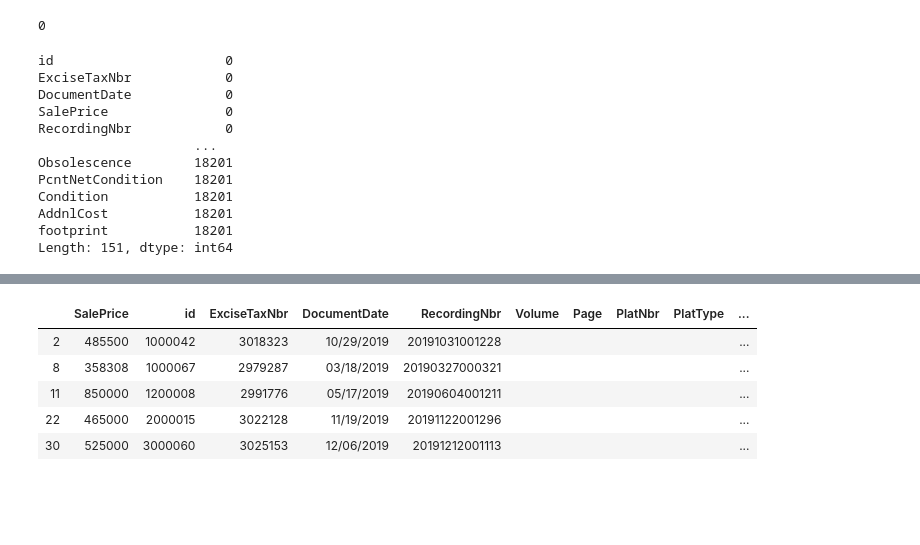
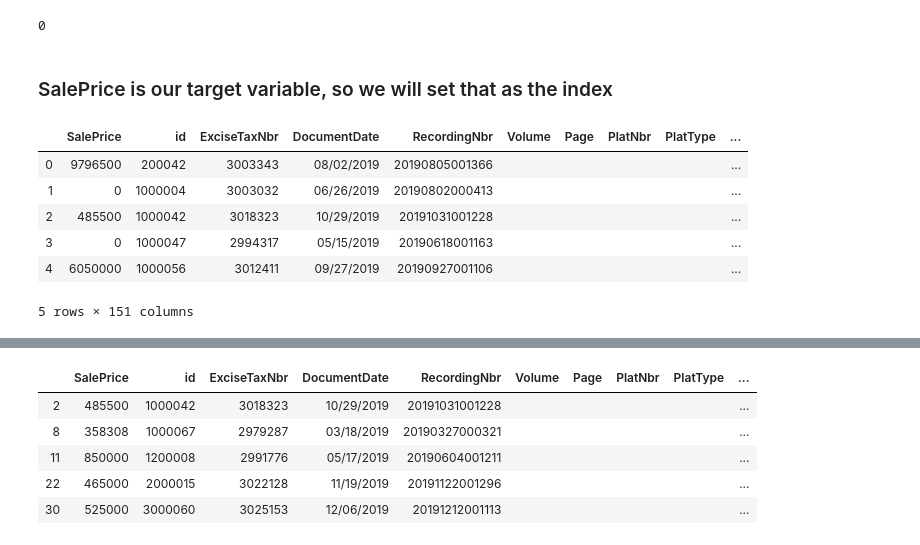
Before and after one commit to dannmorr/mod2-project-group-3, a Jupyter notebook: dcm_exploratory_01.ipynb, the cells around one changed output, grey strips where cells are left out. Drawn from its saved outputs; the diff is of its cells as text; code cells hidden in the pictures; blank space fills up the shorter version.

```diff
--- a/dcm_exploratory_01.ipynb
+++ b/dcm_exploratory_01.ipynb
@@ -12,5 +16,5 @@ from statsmodels.formula.api import ols
 # %%
 #read master.csv file into pandas dataframe
-master= pd.read_csv('../data/master.csv')
+raw= pd.read_csv('../../data/master.csv')
 # %%
 # How many records in the dataframe?
@@ -24,23 +28,19 @@ master.duplicated().sum()
 # %% [output]
 0
-# %%
-master.isnull().sum()
-# %% [output]
-id                      0
-ExciseTaxNbr            0
-DocumentDate            0
-SalePrice               0
-RecordingNbr            0
-                    ...
-Obsolescence        18201
-PcntNetCondition    18201
-Condition           18201
-AddnlCost           18201
-footprint           18201
-Length: 151, dtype: int64
+# %% [markdown]
+### SalePrice is our target variable, so we will set that as the index
 # %%
 #set SalePrice as index
 
-cols = list(master.columns)
+cols = list(raw.columns)
 cols = [cols[3]] + cols[:3] + cols[4:]
-master = master[cols]
+raw = raw[cols]
+raw.head()
+# %% [output]
+|  | SalePrice | id | ExciseTaxNbr | DocumentDate | RecordingNbr | Volume | Page | PlatNbr | PlatType | ... |
+| 0 | 9796500 | 200042 | 3003343 | 08/02/2019 | 20190805001366 |  |  |  |  | ... |
+| 1 | 0 | 1000004 | 3003032 | 06/26/2019 | 20190802000413 |  |  |  |  | ... |
+| 2 | 485500 | 1000042 | 3018323 | 10/29/2019 | 20191031001228 |  |  |  |  | ... |
+| 3 | 0 | 1000047 | 2994317 | 05/15/2019 | 20190618001163 |  |  |  |  | ... |
+| 4 | 6050000 | 1000056 | 3012411 | 09/27/2019 | 20190927001106 |  |  |  |  | ... |
+5 rows × 151 columns
```
Also changed, not shown: parts of 8 cells of this notebook, 1 other file.
